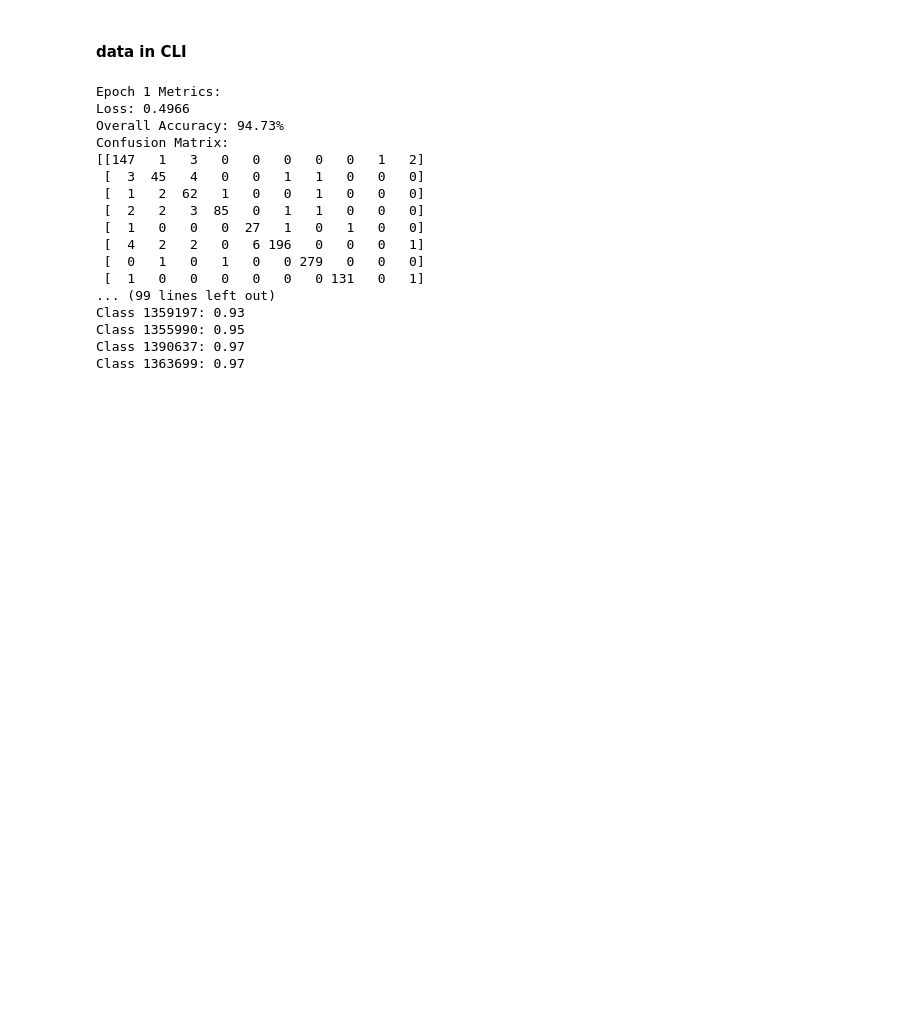
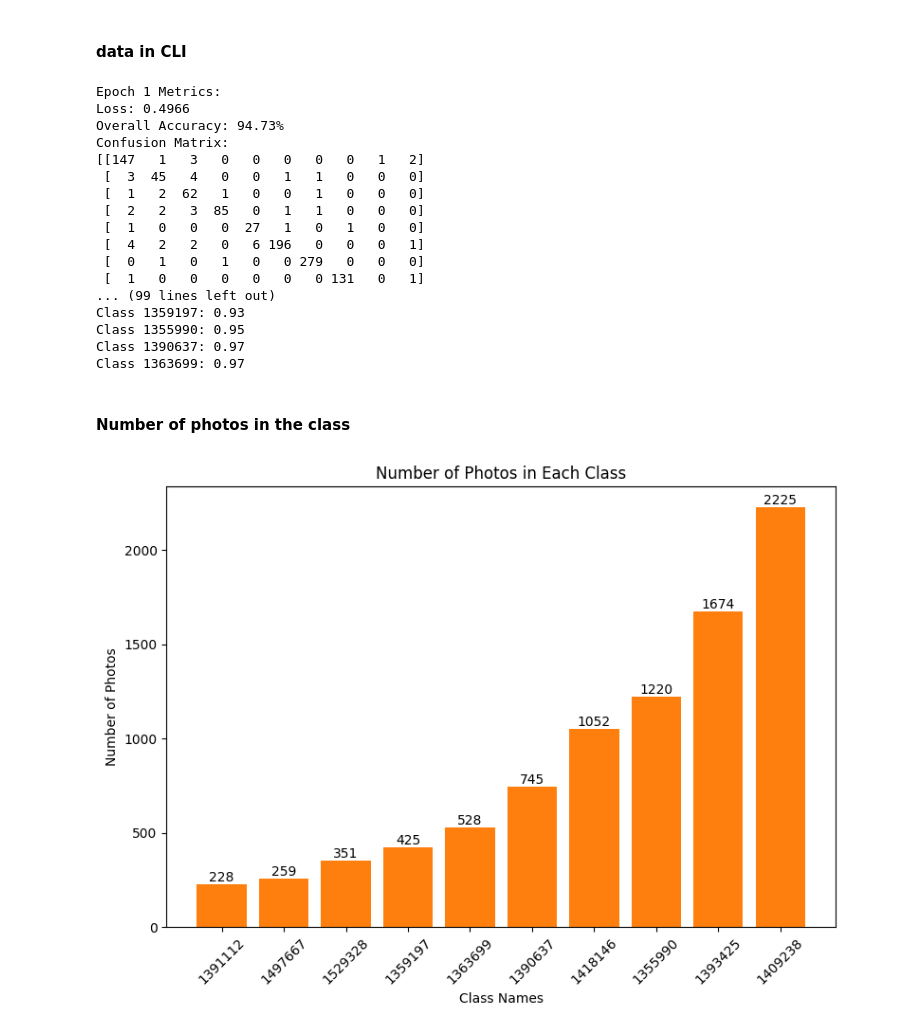
Before and after one commit to wieczorekaleksandra/trees_recognition, a Jupyter notebook: model_visualization.ipynb, the cells around one changed output. Saved outputs shown, nothing was run; the diff lists cells and outputs as text; code cells hidden in the pictures; blank space fills up the shorter version.

```diff
--- a/model_visualization.ipynb
+++ b/model_visualization.ipynb
@@ -73,3 +70,34 @@ Class 1359197: 0.93
 Class 1355990: 0.95
 Class 1390637: 0.97
 Class 1363699: 0.97
+# %% [markdown]
+#### Number of photos in the class
+# %%
+train_path = os.path.join(PATH_TO_PLANTNET_300K, 'train_temp')
+train_dataset = ImageFolder(root=train_path)
+
+class_counts_dict = Counter([label for _, label in train_dataset])
+class_counts = np.array([class_counts_dict[i] for i in range(len(train_dataset.classes))])
+
+class_names = sorted(resnet.get_class_names(f'{PATH_TO_PLANTNET_300K}/train_temp'))
+
+sorted_indices = np.argsort(class_counts)
+sorted_class_counts = class_counts[sorted_indices]
+sorted_class_names = [class_names[i] for i in sorted_indices]
+
+
+plt.figure(figsize=(8, 6))
+plt.bar(sorted_class_names, sorted_class_counts)
+bars = plt.bar(sorted_class_names, sorted_class_counts)
+for bar, count in zip(bars, sorted_class_counts):
+    plt.text(bar.get_x() + bar.get_width() / 2, bar.get_height(), str(count),
+             ha='center', va='bottom', fontsize=10)
+
+plt.title('Number of Photos in Each Class')
+plt.xlabel('Class Names')
+plt.ylabel('Number of Photos')
+plt.xticks(rotation=45)
+plt.tight_layout()
+plt.show()
+# %% [output]
+[figure, added]
```
Also changed, not shown: parts of 13 cells of this notebook, 1 other file.
